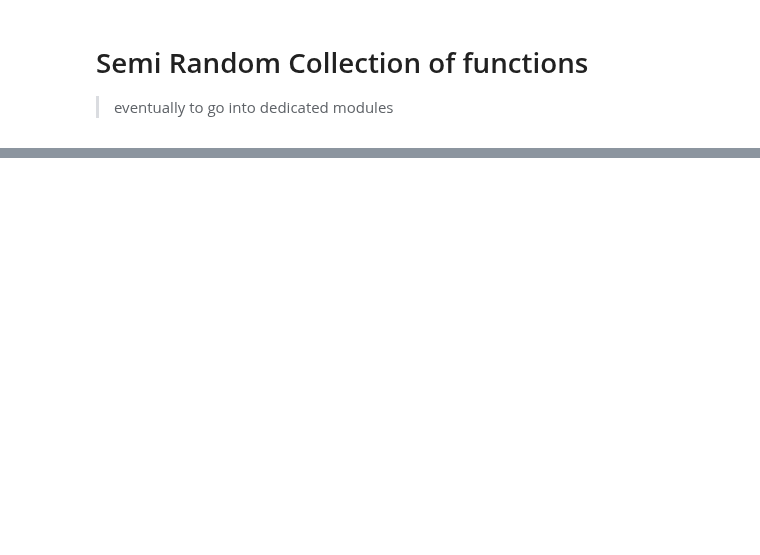
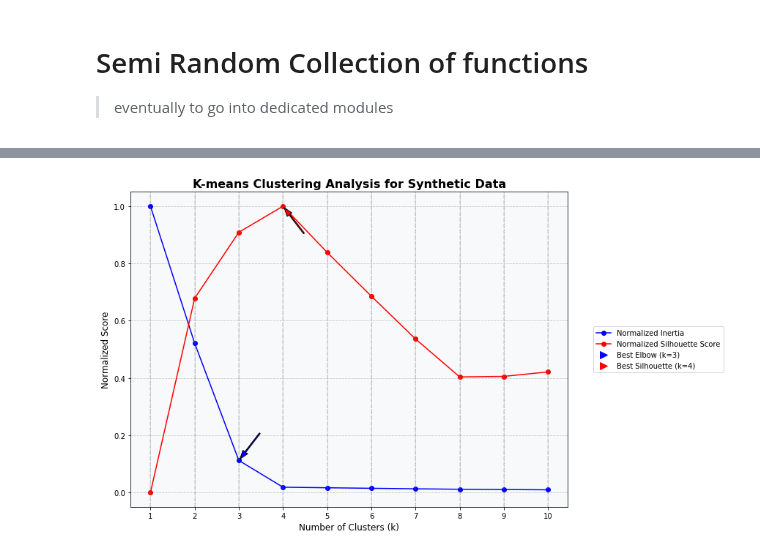
Before and after one commit to mtinti/ProjectUtility, a Jupyter notebook: nbs/00_core.ipynb, the cells around one changed output, grey strips where cells are left out. Saved outputs shown, nothing was run; the diff lists cells and outputs as text; code cells hidden in the pictures; blank space fills up the shorter version.

Commit message:
add clustering

```diff
--- a/nbs/00_core.ipynb
+++ b/nbs/00_core.ipynb
@@ -1037,0 +1231,84 @@ def get_scaled_df(df):
+# %%
+import numpy as np
+import pandas as pd
+import matplotlib.pyplot as plt
+from sklearn.datasets import make_blobs
+
+# Create synthetic dataset with 4 natural clusters
+X, y = make_blobs(
+    n_samples=400,
+    centers=4,
+    cluster_std=0.8,
+    random_state=42
+)
+
+# Convert to DataFrame
+df = pd.DataFrame(X, columns=['feature1', 'feature2'])
+
+# Print basic information about the dataset
+print(f"Dataset shape: {df.shape}")
+print(df.head())
+
+# Define the range of cluster sizes to test
+cluster_sizes = list(range(1, 11))  # Test k from 1 to 10
+
+# Run the kmeans cluster analysis
+fig, ax, inertia_values, silhouette_values = kmeans_cluster_analysis(
+    df=df,
+    cluster_sizes=cluster_sizes,
+    random_state=42,
+    standardize=True,  # Standardize the features
+    figsize=(12, 7)
+)
+
+# Now you can further customize the plot using the ax object
+ax.set_facecolor('#f8f9fa')  # Light gray background
+ax.set_title('K-means Clustering Analysis for Synthetic Data', fontsize=16, fontweight='bold')
+
+# Display the generated plot
+plt.show()
+
+# Print the actual optimal number of clusters (which should be 4 in this case)
+print("\nInertia values:")
+for k, inertia in zip(cluster_sizes, inertia_values):
+    print(f"k={k}: {inertia:.2f}")
+
+print("\nSilhouette scores:")
+for k, silhouette in zip(cluster_sizes, silhouette_values):
+    if k > 1:  # Silhouette score not defined for k=1
+        print(f"k={k}: {silhouette:.4f}")
+
+# Create a scatter plot of the data with the optimal cluster assignment (k=4)
+from sklearn.cluster import KMeans
+from sklearn.preprocessing import StandardScaler
+
+# Standardize the data
+scaler = StandardScaler()
+X_scaled = scaler.fit_transform(df)
+
+# Fit KMeans with k=4
+kmeans = KMeans(n_clusters=4, random_state=42, n_init=10)
+labels = kmeans.fit_predict(X_scaled)
+
+# Create a scatter plot with cluster assignments using fig, ax
+fig, ax = plt.subplots(figsize=(10, 8))
+scatter = ax.scatter(X[:, 0], X[:, 1], c=labels, cmap='viridis', s=50, alpha=0.8)
+ax.set_title('K-means Clustering Result (k=4)', fontsize=15)
+ax.set_xlabel('Feature 1', fontsize=12)
+ax.set_ylabel('Feature 2', fontsize=12)
+ax.grid(True, linestyle='--', alpha=0.7)
+fig.tight_layout()
+
+plt.show()
+
+# Verify the implementation by comparing with manually calculated metrics
+# For k=4, calculate inertia manually
+manual_inertia = 0
+for i, point in enumerate(X_scaled):
+    centroid = kmeans.cluster_centers_[labels[i]]
+    manual_inertia += np.sum((point - centroid) ** 2)
+
+print(f"\nVerification for k=4:")
+print(f"KMeans inertia: {kmeans.inertia_:.4f}")
+print(f"Manually calculated inertia: {manual_inertia:.4f}")
+# %% [output]
@@ -1037,0 +1323 @@ def get_scaled_df(df):
+[figure, added]
```
Also changed, not shown: parts of 11 cells of this notebook, 3 other files.
